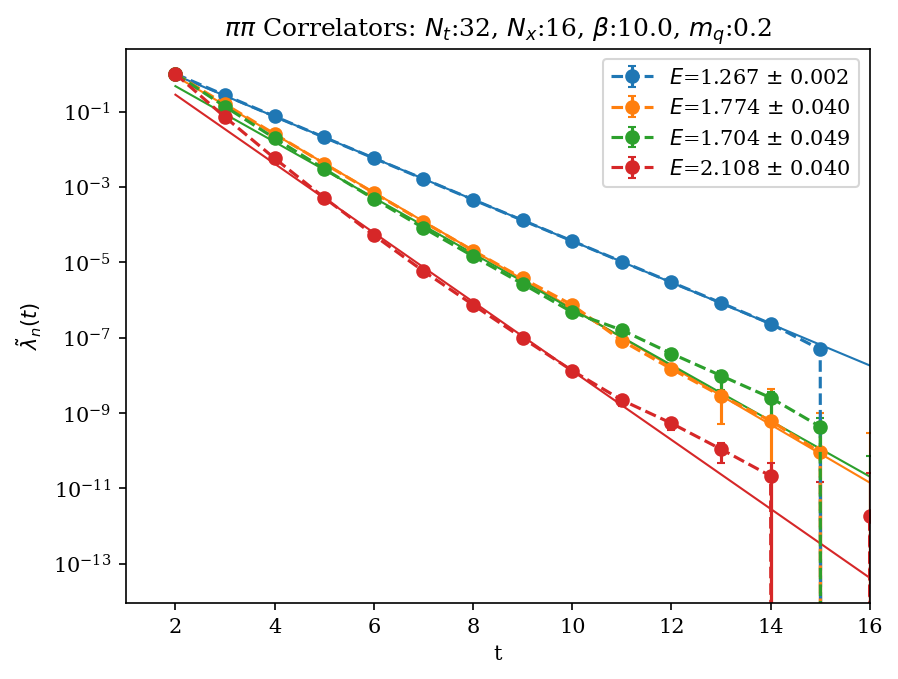
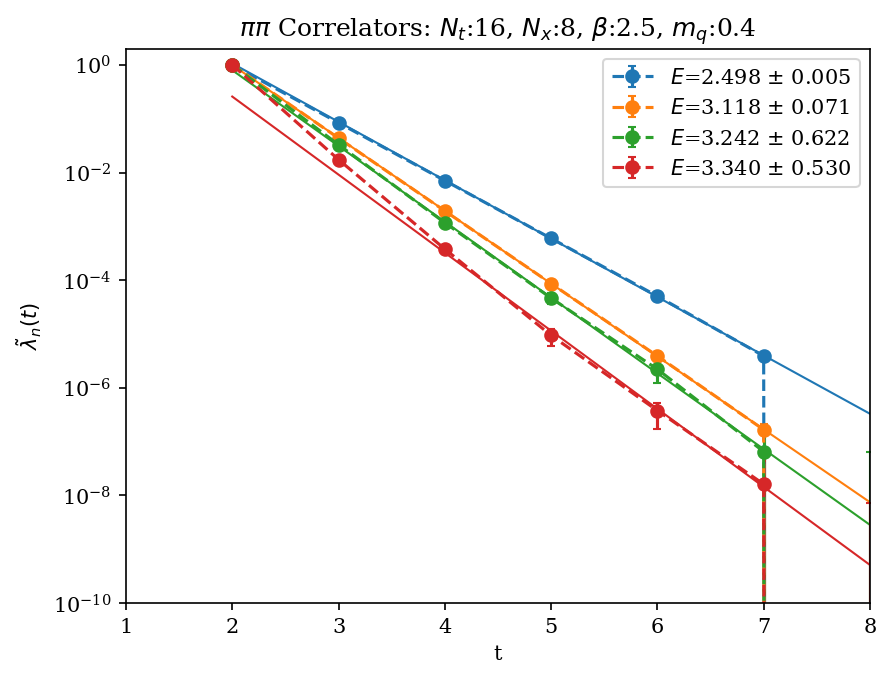
The notebook cell's code change between the first figure and the second:
--- before
+++ after
@@ -20,3 +20,4 @@
 plt.title(rf"$\pi\pi$ Correlators: $N_t$:{meta.dimt}, $N_x$:{meta.dimx}, $\beta$:{meta.beta}, $m_q$:{meta.fMass}")
 
-plt.xlim([1,16])
+plt.xlim([1,8])
+plt.ylim([1e-10,2e0])

Commit: make it a little more friendly